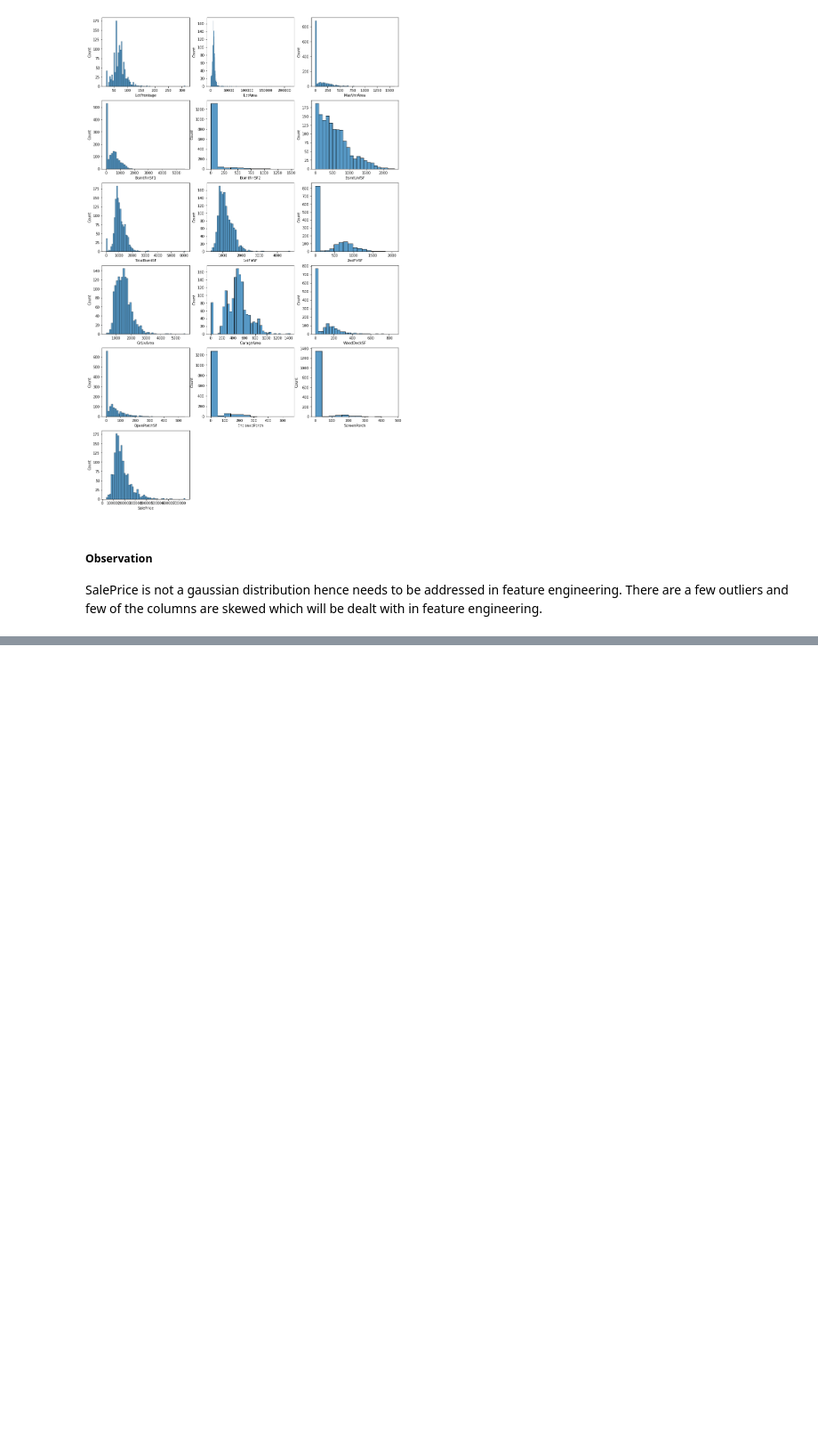
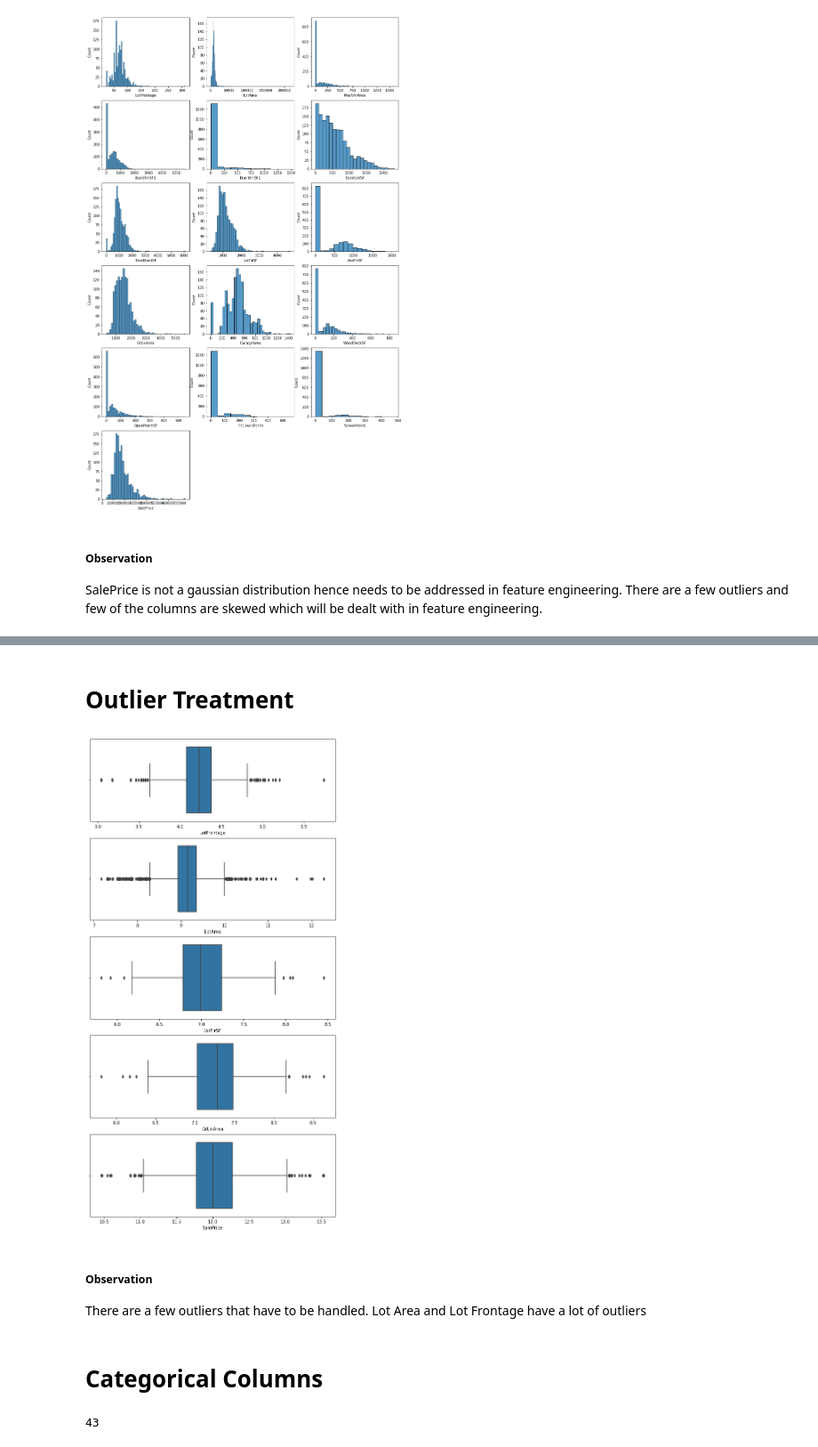
Before and after one commit to SmartNamDevoloper/Jupyter, a Jupyter notebook: exploratory-data-analysis-on-house-sale-prediction.ipynb, the cells around one changed output, grey strips where cells are left out. Shown at 89% size. Cells and saved outputs as stored; diff of their text form; code cells hidden in the pictures; blank space fills up the shorter version.

```diff
--- a/exploratory-data-analysis-on-house-sale-prediction.ipynb
+++ b/exploratory-data-analysis-on-house-sale-prediction.ipynb
@@ -192,0 +210,27 @@ There are a few outliers and few of the columns are skewed which will be dealt w
+# %% [markdown]
+# Outlier Treatment
+# %%
+i=0
+plt.figure(figsize=(10,20))
+for col in cont_cols:
+    df = df_train.copy()
+    if 0 in df[col].unique():
+        pass
+    else:
+        i=i+1
+        df[col] = np.log(df[col])
+        plt.subplot(5,1,i)
+        sns.boxplot(data =df, x =col)
+# %% [output]
+[figure, added]
+# %% [markdown]
+##### Observation
+There are a few outliers that have to be handled. Lot Area and Lot Frontage have a lot of outliers
+# %% [markdown]
+# Categorical Columns
+# %%
+# Seggregating categorical columns
+categorical_cols = df_train.select_dtypes(include=object).columns
+len(categorical_cols)
+# %% [output]
+43
```
Also changed, not shown: parts of 6 cells of this notebook.
